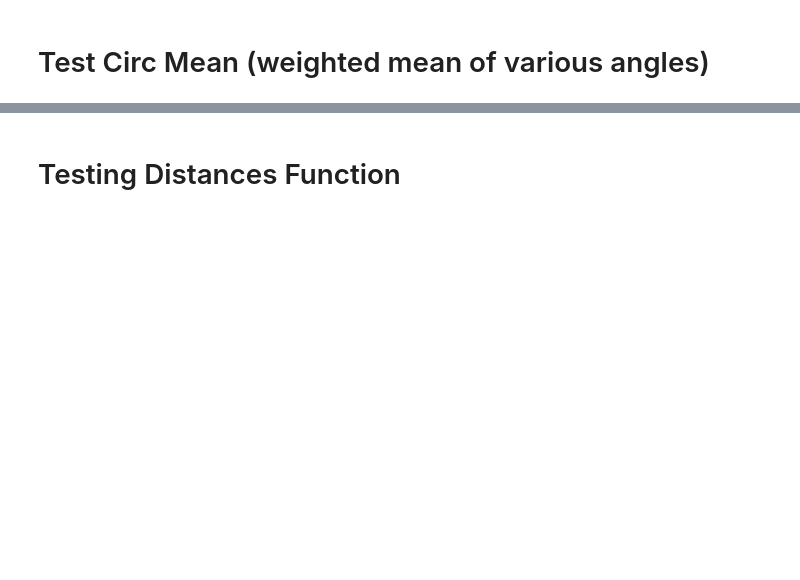
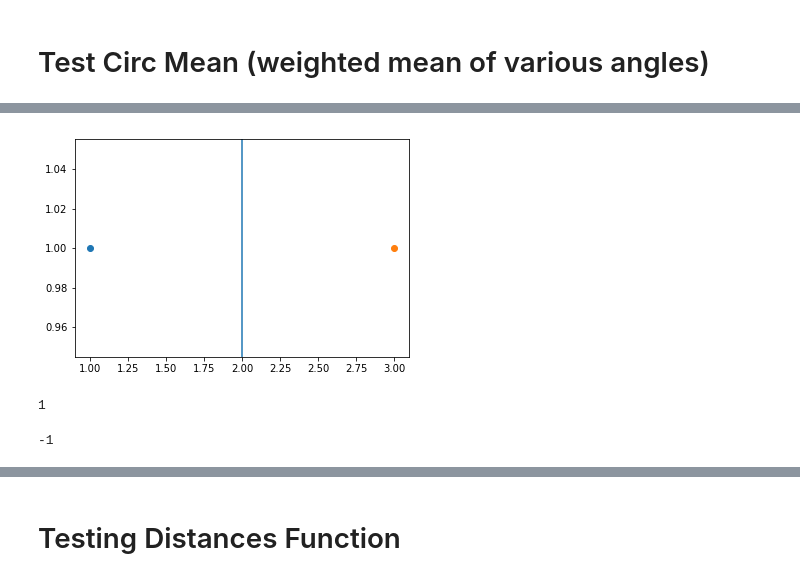
Before and after one commit to jpw37/tsunamibayes, a Jupyter notebook: tsunamibayes/Fault Test.ipynb, the cells around one changed output, grey strips where cells are left out. Saved outputs shown, nothing was run; the diff lists cells and outputs as text; code cells hidden in the pictures; blank space fills up the shorter version.

```diff
--- a/tsunamibayes/Fault Test.ipynb
+++ b/tsunamibayes/Fault Test.ipynb
@@ -220,0 +179,15 @@ fault.ReferenceCurveFault.side(testlat,testlon,closelat,closelon,closestrike)
+# %%
+plt.axvline(x=2)
+plt.plot(1,1,'o')
+plt.plot(3,1,'o')
+plt.show()
+# %% [output]
+[figure, added]
+# %%
+tb.fault.ReferenceCurveFault.side(1,1,2,1,90)
+# %% [output]
+1
+# %%
+tb.fault.ReferenceCurveFault.side(3,1,2,1,90)
+# %% [output]
+-1
```
Also changed, not shown: parts of 62 cells of this notebook, 1 other file.
